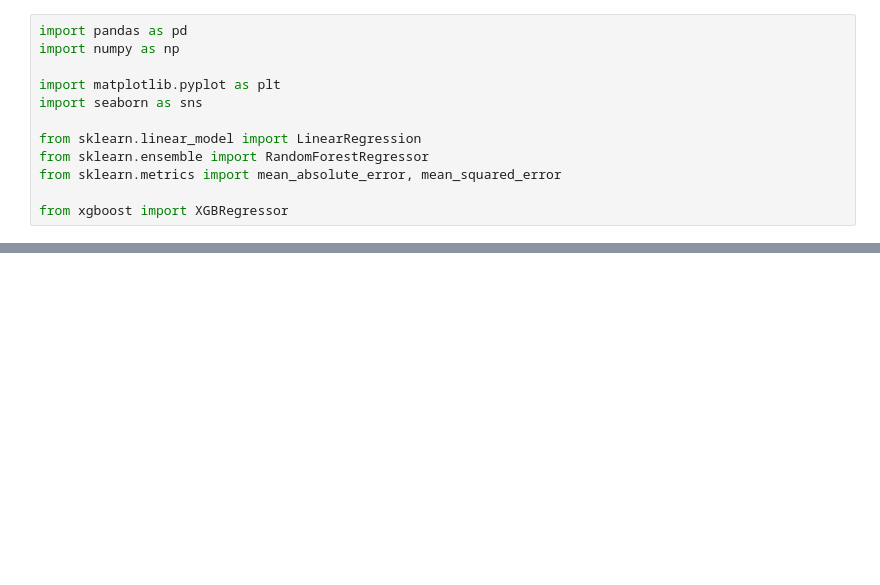
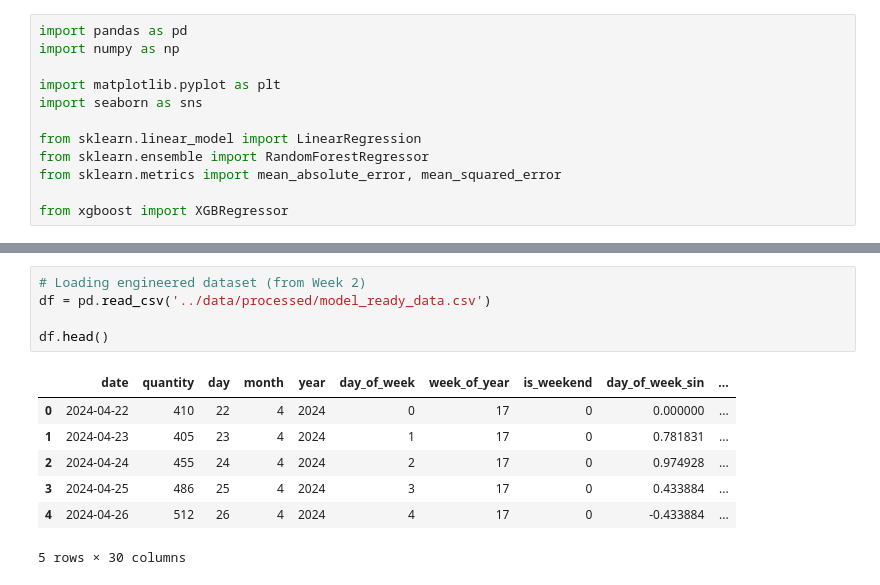
Before and after one commit to KavyShah31/Food-Restaurant-series-AI-Model-, a Jupyter notebook: notebooks/week3_Model_Training.ipynb, the cells around one changed output, grey strips where cells are left out. Cells and saved outputs as stored; diff of their text form; blank space fills up the shorter version.

```diff
--- a/notebooks/week3_Model_Training.ipynb
+++ b/notebooks/week3_Model_Training.ipynb
@@ -134,0 +32,13 @@ X = df.drop(["quantity","order_id","transaction_amount"], axis=1)
+# %%
+# Loading engineered dataset (from Week 2)
+df = pd.read_csv('../data/processed/model_ready_data.csv')
+
+df.head()
+# %% [output]
+|  | date | quantity | day | month | year | day_of_week | week_of_year | is_weekend | day_of_week_sin | ... |
+| 0 | 2024-04-22 | 410 | 22 | 4 | 2024 | 0 | 17 | 0 | 0.000000 | ... |
+| 1 | 2024-04-23 | 405 | 23 | 4 | 2024 | 1 | 17 | 0 | 0.781831 | ... |
+| 2 | 2024-04-24 | 455 | 24 | 4 | 2024 | 2 | 17 | 0 | 0.974928 | ... |
+| 3 | 2024-04-25 | 486 | 25 | 4 | 2024 | 3 | 17 | 0 | 0.433884 | ... |
+| 4 | 2024-04-26 | 512 | 26 | 4 | 2024 | 4 | 17 | 0 | -0.433884 | ... |
+5 rows × 30 columns
```
Also changed, not shown: parts of 51 cells of this notebook, 2 other files.
